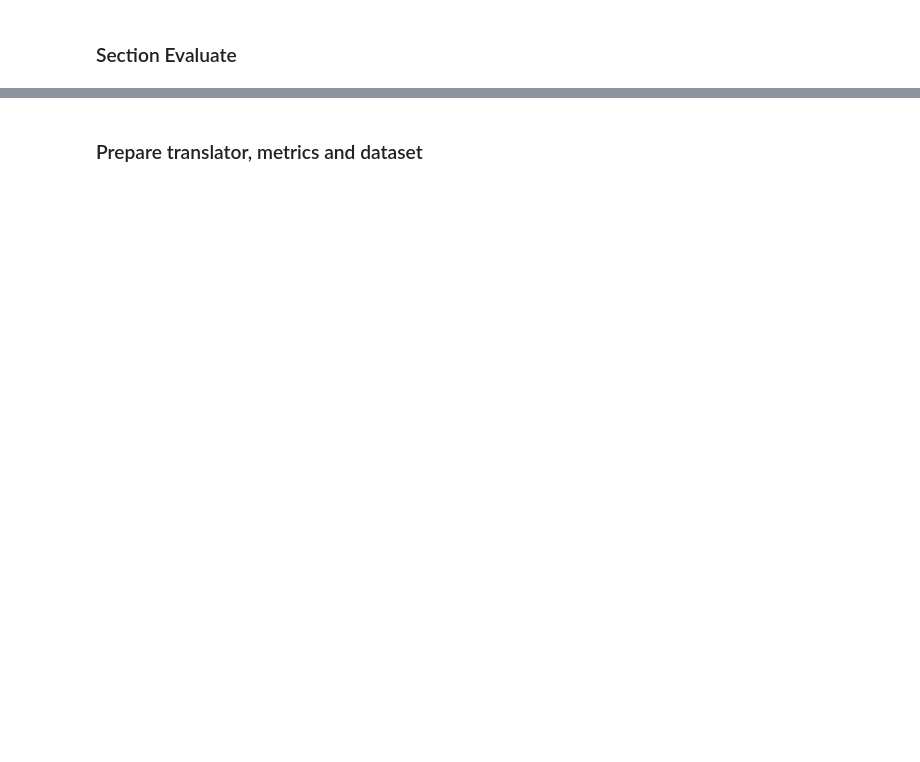
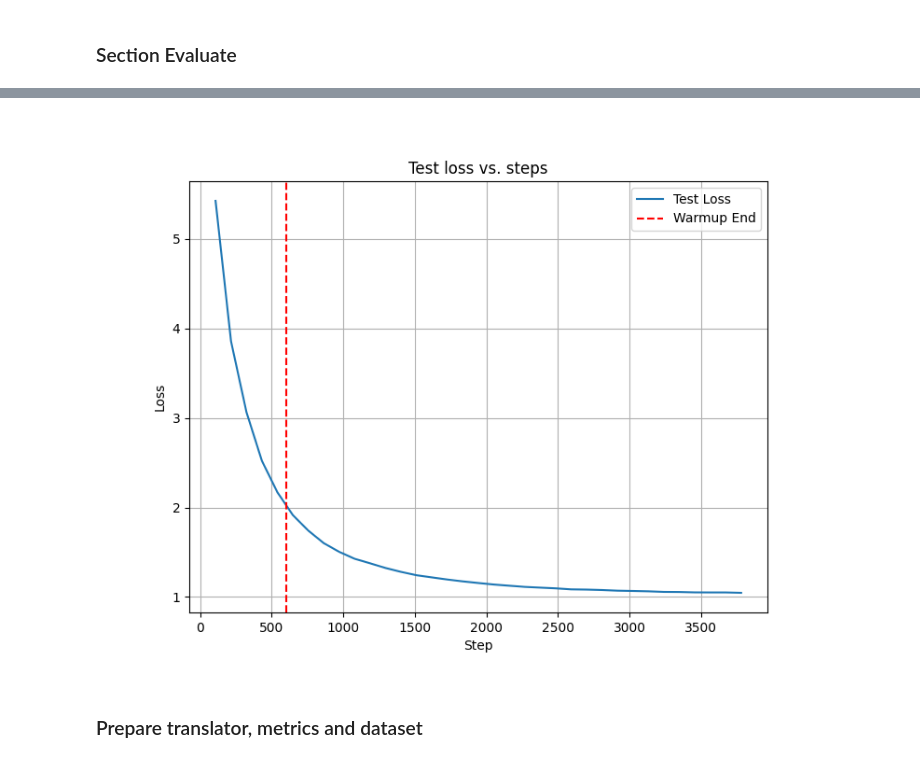
Before and after one commit to nico-byte/transformer, a Jupyter notebook: showcase_notebook.ipynb, the cells around one changed output, grey strips where cells are left out. Cells and saved outputs as stored; diff of their text form; code cells hidden in the pictures; blank space fills up the shorter version.

```diff
--- a/showcase_notebook.ipynb
+++ b/showcase_notebook.ipynb
@@ -81,3 +144,7 @@ trainer.train()
+# %%
+Image(filename=f'./models/{run_id}/metrics/test_loss.png')
+# %% [output]
+[figure, added]
 # %%
 # Only execute if no training was executed yet.
 shared_conf = SharedConfig()
```
Also changed, not shown: parts of 12 cells of this notebook, 1 other file.
